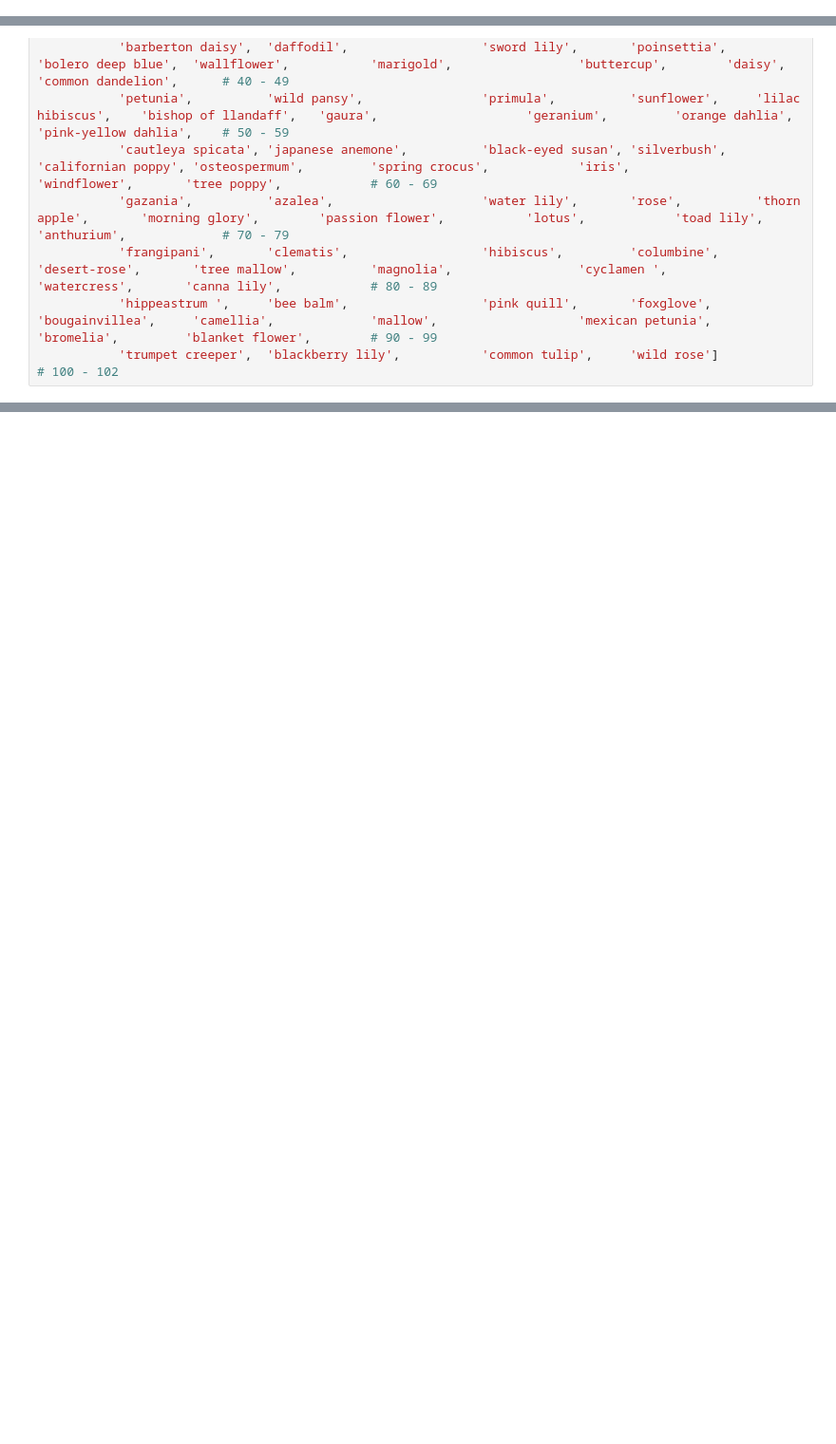
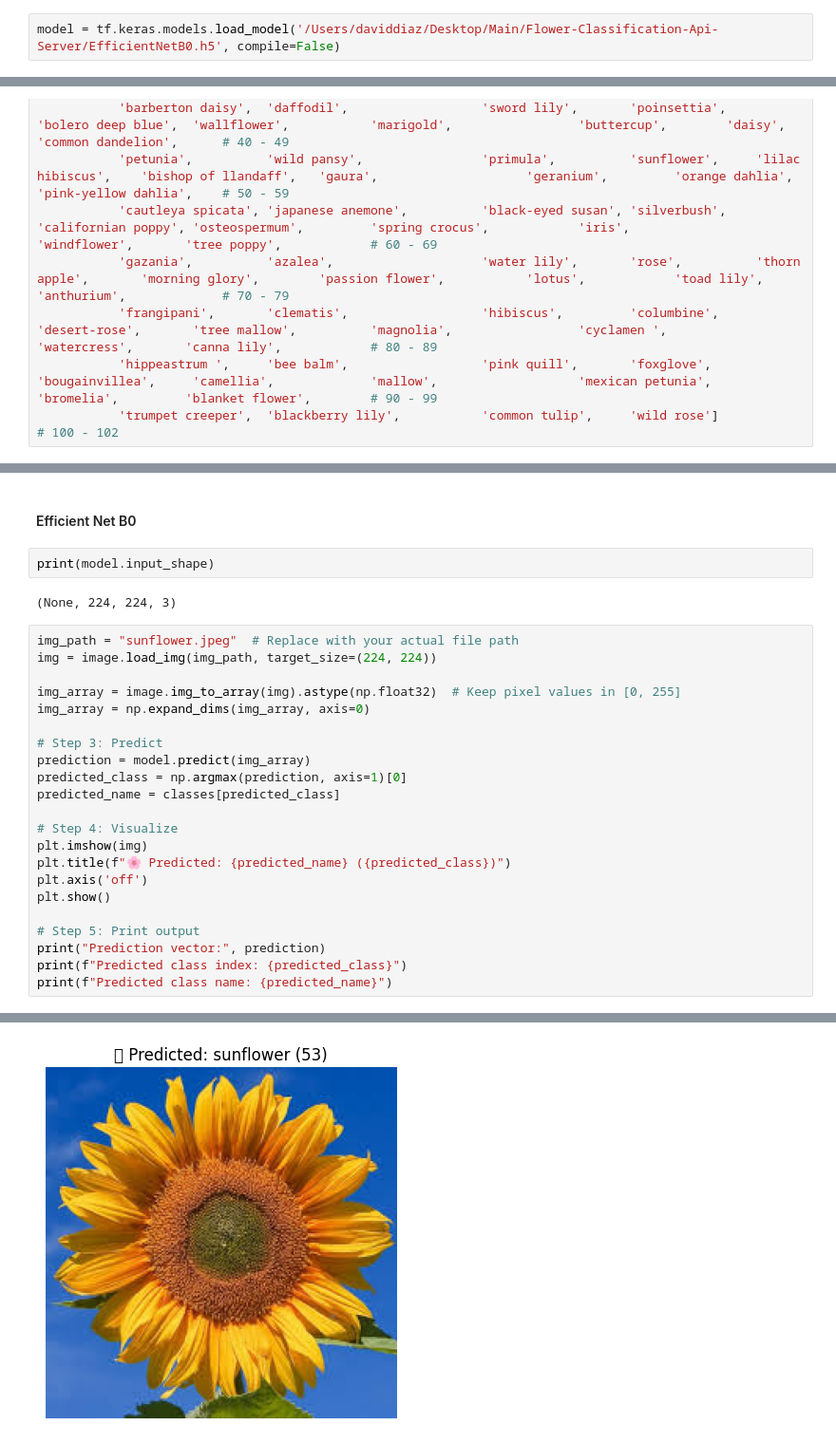
Before and after one commit to david-diaz-26/Flower-Classification-Api-Server, a Jupyter notebook: testing/test_flower_classification.ipynb, the cells around one changed output, grey strips where cells are left out. Shown at 95% size. Drawn from its saved outputs; the diff is of its cells as text; blank space fills up the shorter version.

Commit message:
Updates for efficient net model

```diff
--- a/testing/test_flower_classification.ipynb
+++ b/testing/test_flower_classification.ipynb
@@ -8,3 +8,5 @@ model = tf.keras.models.load_model('baseline_model.keras')
+# %%
+model = tf.keras.models.load_model('/Users/daviddiaz/Desktop/Main/Flower-Classification-Api-Server/EfficientNetB0.h5', compile=False)
 # %%
 model.summary()
 # %% [output]
@@ -86,0 +72,29 @@ Predicted class name: sunflower
+# %% [markdown]
+#### Efficient Net B0
+# %%
+print(model.input_shape)
+# %% [output]
+(None, 224, 224, 3)
+# %%
+img_path = "sunflower.jpeg"  # Replace with your actual file path
+img = image.load_img(img_path, target_size=(224, 224))
+
+img_array = image.img_to_array(img).astype(np.float32)  # Keep pixel values in [0, 255]
+img_array = np.expand_dims(img_array, axis=0)
+
+# Step 3: Predict
+prediction = model.predict(img_array)
+predicted_class = np.argmax(prediction, axis=1)[0]
+predicted_name = classes[predicted_class]
+
+# Step 4: Visualize
+plt.imshow(img)
+plt.title(f"🌸 Predicted: {predicted_name} ({predicted_class})")
+plt.axis('off')
+plt.show()
+
+# Step 5: Print output
+print("Prediction vector:", prediction)
+print(f"Predicted class index: {predicted_class}")
+print(f"Predicted class name: {predicted_name}")
+# %% [output]
@@ -86,0 +102 @@ Predicted class name: sunflower
+[figure, added]
```
Also changed, not shown: parts of 5 cells of this notebook, 1 other file.
